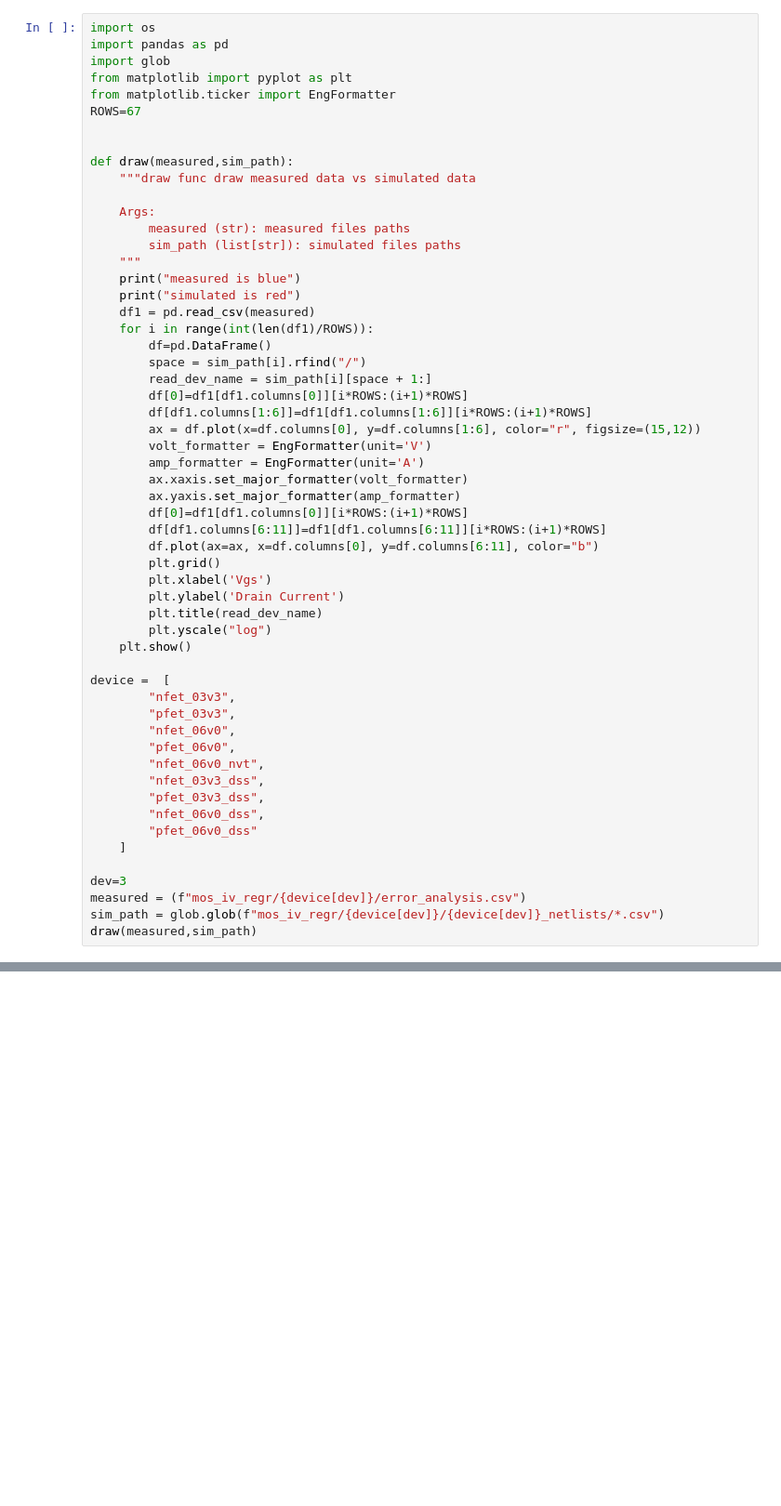
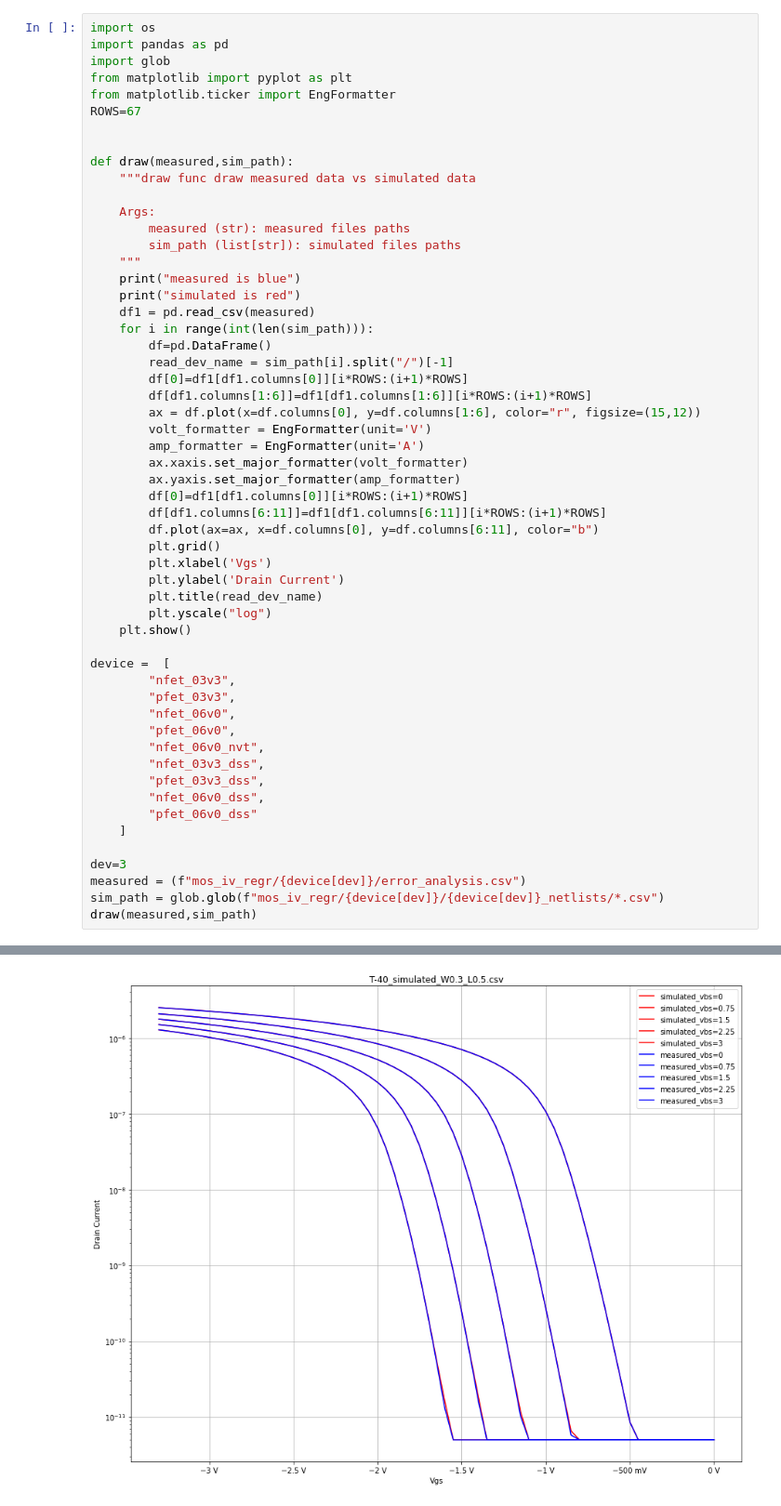
Before and after one commit to google/globalfoundries-pdk-libs-gf180mcu_fd_pr, a Jupyter notebook: models/ngspice/testing/regression/mos_iv_vbs/plotting.ipynb, the cells around one changed output, grey strips where cells are left out. Shown at 93% size. Saved outputs shown, nothing was run; the diff lists cells and outputs as text; blank space fills up the shorter version.

```diff
--- a/models/ngspice/testing/regression/mos_iv_vbs/plotting.ipynb
+++ b/models/ngspice/testing/regression/mos_iv_vbs/plotting.ipynb
@@ -17,10 +17,9 @@ def draw(measured,sim_path):
     print("measured is blue")
     print("simulated is red")
     df1 = pd.read_csv(measured)
-    for i in range(int(len(df1)/ROWS)):
+    for i in range(int(len(sim_path))):
         df=pd.DataFrame()
-        space = sim_path[i].rfind("/")
-        read_dev_name = sim_path[i][space + 1:]
+        read_dev_name = sim_path[i].split("/")[-1]
         df[0]=df1[df1.columns[0]][i*ROWS:(i+1)*ROWS]
         df[df1.columns[1:6]]=df1[df1.columns[1:6]][i*ROWS:(i+1)*ROWS]
         ax = df.plot(x=df.columns[0], y=df.columns[1:6], color="r", figsize=(15,12))
@@ -54,3 +53,4 @@ dev=3
 measured = (f"mos_iv_regr/{device[dev]}/error_analysis.csv")
 sim_path = glob.glob(f"mos_iv_regr/{device[dev]}/{device[dev]}_netlists/*.csv")
 draw(measured,sim_path)
+# %% [output]
@@ -56,0 +59 @@ draw(measured,sim_path)
+[figure, added]
```
Also changed, not shown: parts of 1 cell of this notebook, 3 other files.
